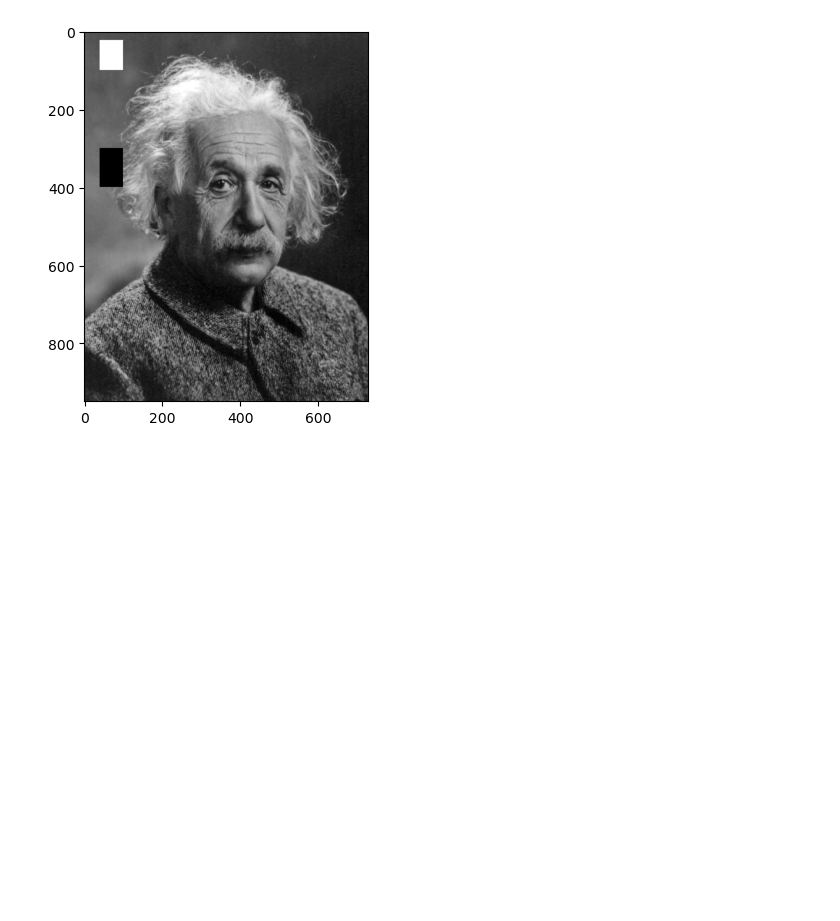
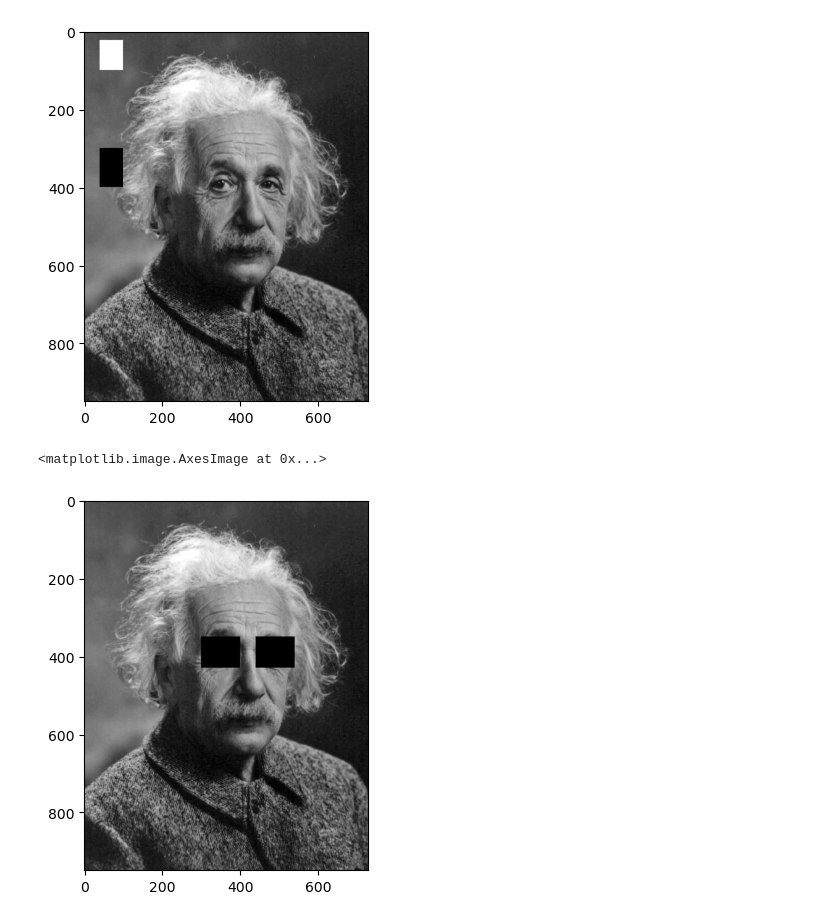
Before and after one commit to DineshPanicker/CV_Lehren, a Jupyter notebook: Grayscale.ipynb, the cells around one changed output. Cells and saved outputs as stored; diff of their text form; code cells hidden in the pictures; blank space fills up the shorter version.

```diff
--- a/Grayscale.ipynb
+++ b/Grayscale.ipynb
@@ -110,5 +110,14 @@ plt.imshow(im2,cmap='gray')
 # %%
 plt.imsave(r'A:\RWU\CV\CV_Python\albert-einstein_gray_modified.jpg',im2,cmap='gray')
 # %%
+im = plt.imread(r'A:\RWU\First Sem\CV\CV_Python\albert-einstein_gray.jpg')
 im3=im.copy()
+
+im3[350:430,300:400] = 0 #for left eye
+im3[350:430,440:540] = 0 #for right eye
+
+plt.imshow(im3, cmap='gray')
+# %% [output]
+<matplotlib.image.AxesImage at 0x...>
+[figure, added]
 # %%
```
Also changed, not shown: parts of 9 cells of this notebook.
